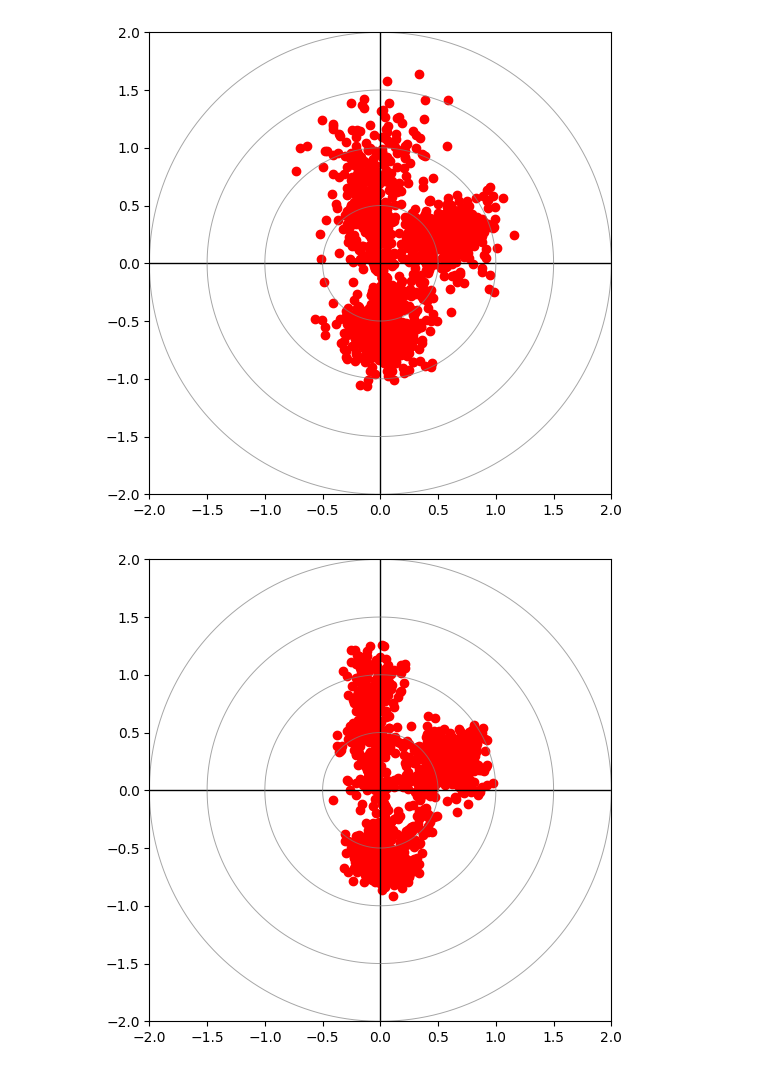
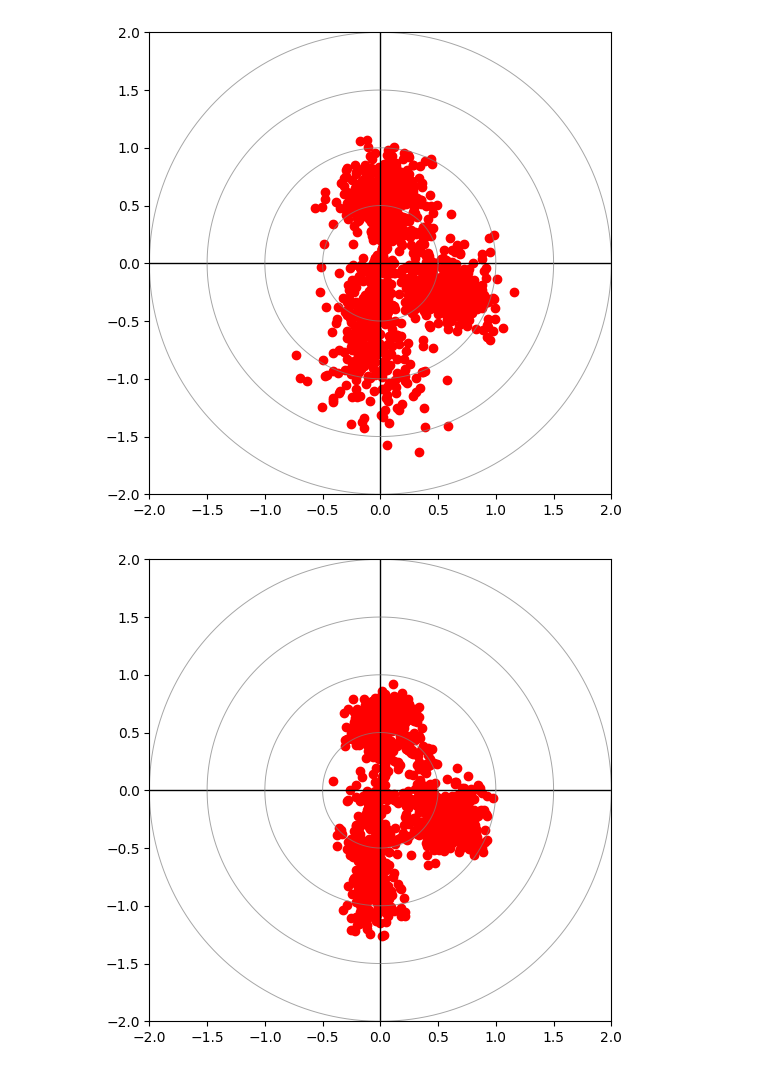
Before and after one commit to NU-Formula-Racing/adbms, a Jupyter notebook: data-analysis/nfr25/drive_data/drive_data_11_15.ipynb, the cells around one changed output. Cells and saved outputs as stored; diff of their text form; code cells hidden in the pictures.

```diff
--- a/data-analysis/nfr25/drive_data/drive_data_11_15.ipynb
+++ b/data-analysis/nfr25/drive_data/drive_data_11_15.ipynb
@@ -14,16 +14,16 @@ auto_df = pd.read_csv("auto_cross_CSVs/Linear Accelerometer.csv")
 # %%
 ax_brake = -1*brake_df["Y (m/s^2)"]/9.8
 ax_brake_smoothed = ax_brake.rolling(window=3, center=True).mean()
 ax_brake_smoothed = ax_brake_smoothed.ffill().bfill()
 
-ay_brake = -1*brake_df["X (m/s^2)"]/9.8
+ay_brake = brake_df["X (m/s^2)"]/9.8
 ay_brake_smoothed = ay_brake.rolling(window=3, center=True).mean()
 ay_brake_smoothed = ay_brake_smoothed.ffill().bfill()
 
 gg_plotter(ax_brake, ay_brake)
 gg_plotter(ax_brake_smoothed, ay_brake_smoothed)
 # %% [output]
-[figure, old version]
+[figure, new version]
-[figure, old version]
+[figure, new version]
 # %%
 ax_auto = -1*auto_df["Y (m/s^2)"]/9.8
```
Also changed, not shown: parts of 1 cell of this notebook, 2 other files.
